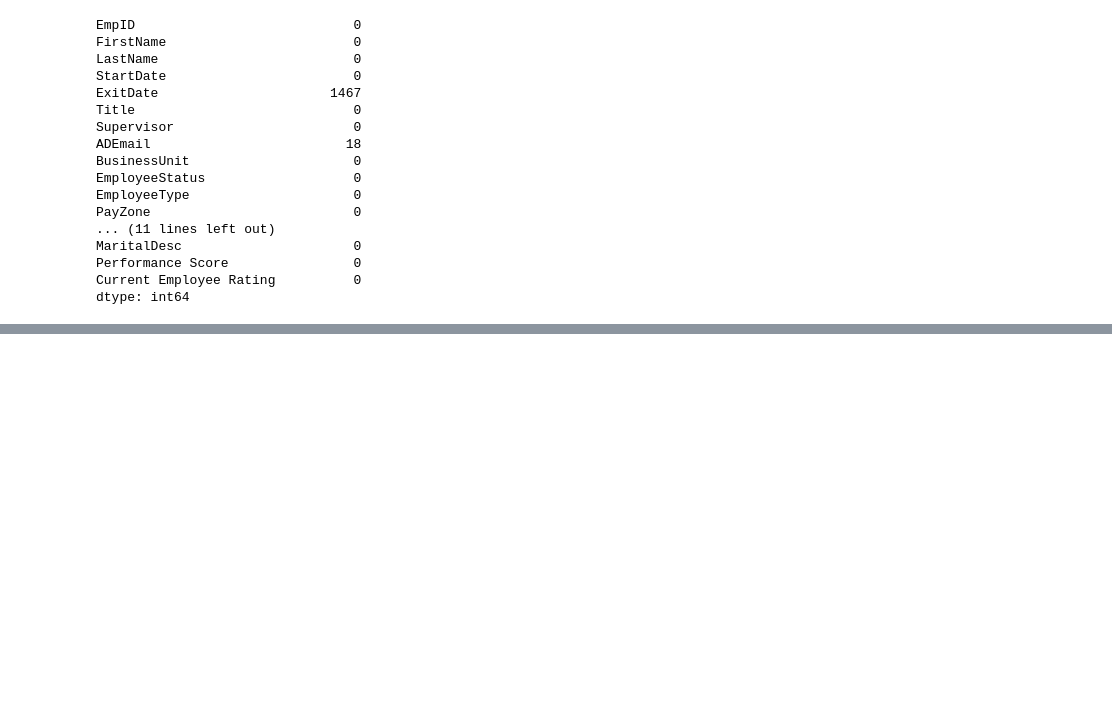
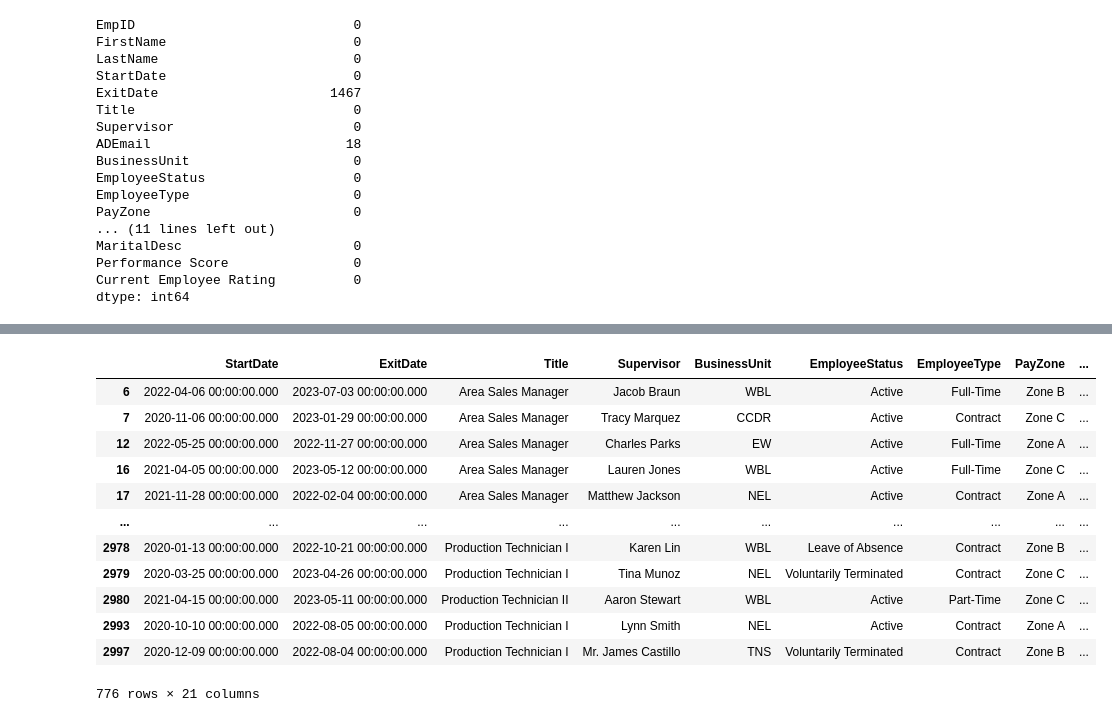
Before and after one commit to sthasangam/ML-Project, a Jupyter notebook: layoffproject.ipynb, the cells around one changed output, grey strips where cells are left out. Saved outputs shown, nothing was run; the diff lists cells and outputs as text; code cells hidden in the pictures; blank space fills up the shorter version.

```diff
--- a/layoffproject.ipynb
+++ b/layoffproject.ipynb
@@ -125,0 +123,19 @@ memory usage: 468.9+ KB
+# %%
+# Filter the DataFrame to include only records with non-null ExitDate
+df_with_exit_date = dataset[dataset['ExitDate'].notnull() & ((dataset['TerminationType'].str.lower() == 'involuntary') | (dataset['TerminationType'].str.lower() == 'voluntary'))]
+
+df_with_exit_date
+# %% [output]
+|  | StartDate | ExitDate | Title | Supervisor | BusinessUnit | EmployeeStatus | EmployeeType | PayZone | ... |
+| 6 | 2022-04-06 00:00:00.000 | 2023-07-03 00:00:00.000 | Area Sales Manager | Jacob Braun | WBL | Active | Full-Time | Zone B | ... |
+| 7 | 2020-11-06 00:00:00.000 | 2023-01-29 00:00:00.000 | Area Sales Manager | Tracy Marquez | CCDR | Active | Contract | Zone C | ... |
+| 12 | 2022-05-25 00:00:00.000 | 2022-11-27 00:00:00.000 | Area Sales Manager | Charles Parks | EW | Active | Full-Time | Zone A | ... |
+| 16 | 2021-04-05 00:00:00.000 | 2023-05-12 00:00:00.000 | Area Sales Manager | Lauren Jones | WBL | Active | Full-Time | Zone C | ... |
+| 17 | 2021-11-28 00:00:00.000 | 2022-02-04 00:00:00.000 | Area Sales Manager | Matthew Jackson | NEL | Active | Contract | Zone A | ... |
+| ... | ... | ... | ... | ... | ... | ... | ... | ... | ... |
+| 2978 | 2020-01-13 00:00:00.000 | 2022-10-21 00:00:00.000 | Production Technician I | Karen Lin | WBL | Leave of Absence | Contract | Zone B | ... |
+| 2979 | 2020-03-25 00:00:00.000 | 2023-04-26 00:00:00.000 | Production Technician I | Tina Munoz | NEL | Voluntarily Terminated | Contract | Zone C | ... |
+| 2980 | 2021-04-15 00:00:00.000 | 2023-05-11 00:00:00.000 | Production Technician II | Aaron Stewart | WBL | Active | Part-Time | Zone C | ... |
+| 2993 | 2020-10-10 00:00:00.000 | 2022-08-05 00:00:00.000 | Production Technician I | Lynn Smith | NEL | Active | Contract | Zone A | ... |
+| 2997 | 2020-12-09 00:00:00.000 | 2022-08-04 00:00:00.000 | Production Technician I | Mr. James Castillo | TNS | Voluntarily Terminated | Contract | Zone B | ... |
+776 rows × 21 columns
```
Also changed, not shown: parts of 4 cells of this notebook, 3 other files.
